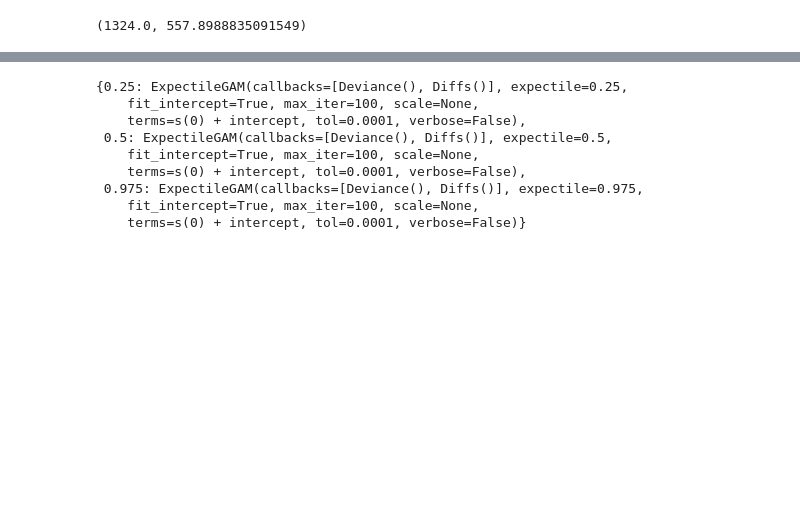
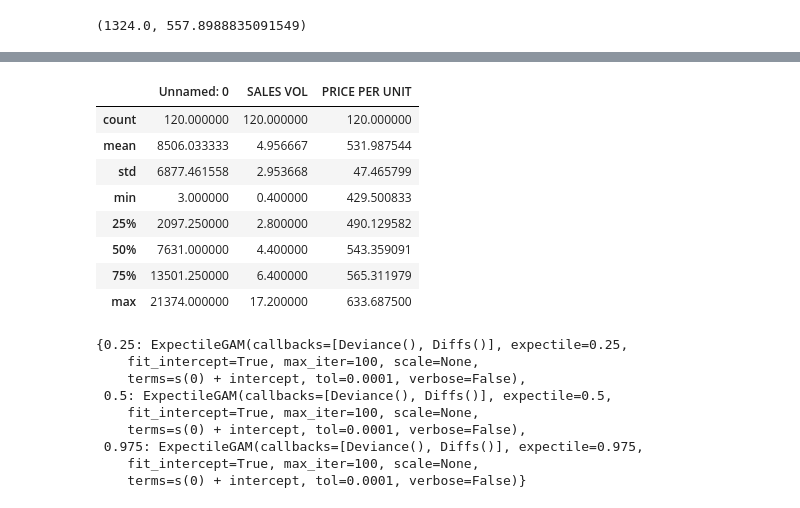
Before and after one commit to budennovsk/Pandas, a Jupyter notebook: GAM_optim.ipynb, the cells around one changed output, grey strips where cells are left out. Cells and saved outputs as stored; diff of their text form; code cells hidden in the pictures; blank space fills up the shorter version.

```diff
--- a/GAM_optim.ipynb
+++ b/GAM_optim.ipynb
@@ -160,3 +257,15 @@ y = pd.DataFrame({'Sales': df_kod_TT['SALES VOL'].tolist()})
+# %%
+df_kod_TT.describe()
+# %% [output]
+|  | Unnamed: 0 | SALES VOL | PRICE PER UNIT |
+| count | 120.000000 | 120.000000 | 120.000000 |
+| mean | 8506.033333 | 4.956667 | 531.987544 |
+| std | 6877.461558 | 2.953668 | 47.465799 |
+| min | 3.000000 | 0.400000 | 429.500833 |
+| 25% | 2097.250000 | 2.800000 | 490.129582 |
+| 50% | 7631.000000 | 4.400000 | 543.359091 |
+| 75% | 13501.250000 | 6.400000 | 565.311979 |
+| max | 21374.000000 | 17.200000 | 633.687500 |
 # %%
 quantiles = [0.25,0.5,0.975]
 gam_res = {}
```
Also changed, not shown: parts of 14 cells of this notebook.
